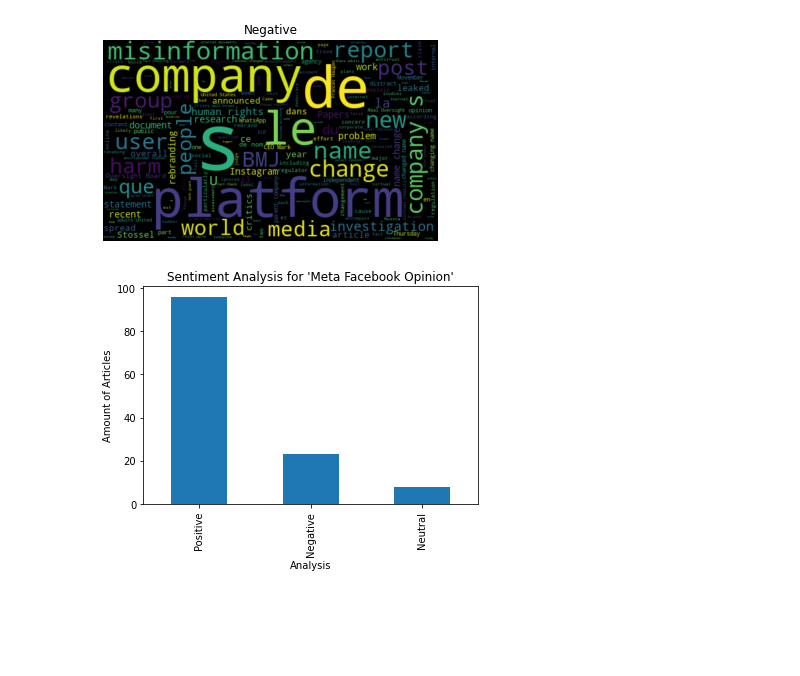
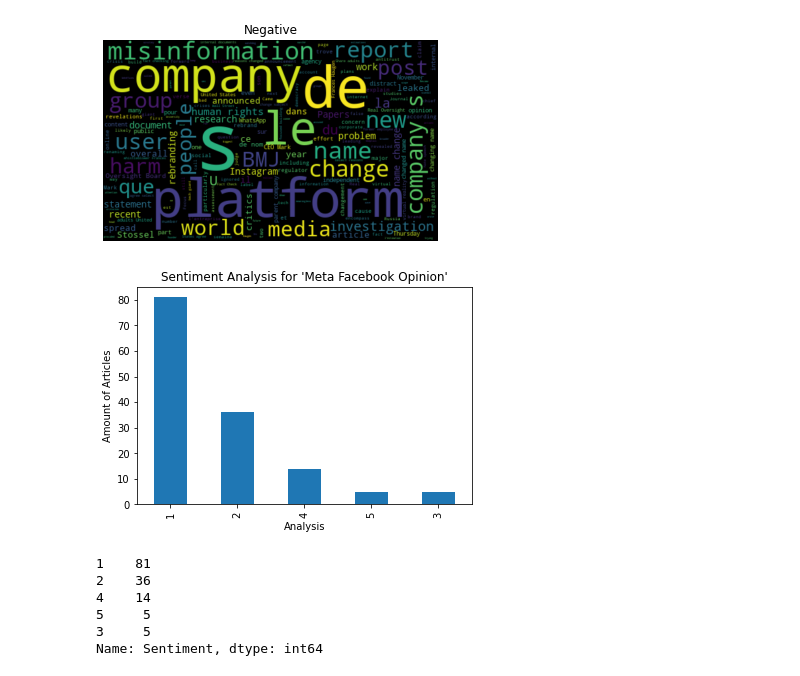
Before and after one commit to rvidxr666/Meta-Tweets, a Jupyter notebook: ArticlesAnalysis.ipynb, the cells around one changed output. Cells and saved outputs as stored; diff of their text form; code cells hidden in the pictures; blank space fills up the shorter version.

```diff
--- a/ArticlesAnalysis.ipynb
+++ b/ArticlesAnalysis.ipynb
@@ -12,3 +14,6 @@ from nltk.tokenize import word_tokenize
+# %%
+tokenizer = AutoTokenizer.from_pretrained('nlptown/bert-base-multilingual-uncased-sentiment')
+model = AutoModelForSequenceClassification.from_pretrained('nlptown/bert-base-multilingual-uncased-sentiment')
 # %%
 articles_df = pd.read_csv("data.csv")
 articles_df.reset_index(inplace=True, drop=True)
@@ -30,6 +35,13 @@ def clean_text(text):
     text = re.sub(r"(?:^|\W)facebook(?:$|\W)", '', text)
     text = re.sub(r"\\", '', text)
     return text
+# %%
+def calculate_sentiment(text, tokenizer, model):
+    tokens = tokenizer.encode(text, return_tensors='pt', max_length=512,
+                              padding=True, truncation=True, add_special_tokens = True)
+    result = model(tokens)
+    final_num = int(torch.argmax(result.logits)) + 1
+    return final_num
 # %%
 def more_cleaning(tweet, lst_of_words):
     for word in lst_of_words:
@@ -97 +107,4 @@ len(articles_df)
+# %%
+# Sentiment nums from BERT deep learning model
+articles_df["Sentiment"] = articles_df["Summary"].apply(lambda x: calculate_sentiment(x, tokenizer, model))
 # %%
@@ -98,7 +112,5 @@ len(articles_df)
 articles_df["Subjectivity"] = articles_df["Summary"].apply(getSubjectivity)
 articles_df["Polarity"] = articles_df["Summary"].apply(getAPolarity)
-# %%
-articles_df["Summary"] = articles_df["Summary"].apply(lambda x: more_cleaning(x, ["said", "metaverse", "Facebook", "Meta", "Zuckerberg", " s ", " n't ", "social media", "social network"]))
 # %%
 articles_df.columns
 # %% [output]
@@ -148,8 +160,17 @@ create_wordscloud(articles_df[articles_df["Analysis"] == "Negative"]["Summary"],
 # %%
 plt.title("Sentiment Analysis for 'Meta Facebook Opinion'")
 plt.xlabel("Analysis")
 plt.ylabel("Amount of Articles")
-articles_df["Analysis"].value_counts().plot(kind="bar")
+articles_df["Sentiment"].value_counts().plot(kind="bar")
 plt.show()
 # %% [output]
-[figure, old version]
+[figure, new version]
+# %%
+articles_df["Sentiment"].value_counts()
+# %% [output]
+1    81
+2    36
+4    14
+5     5
+3     5
+Name: Sentiment, dtype: int64
```
Also changed, not shown: parts of 11 cells of this notebook.
